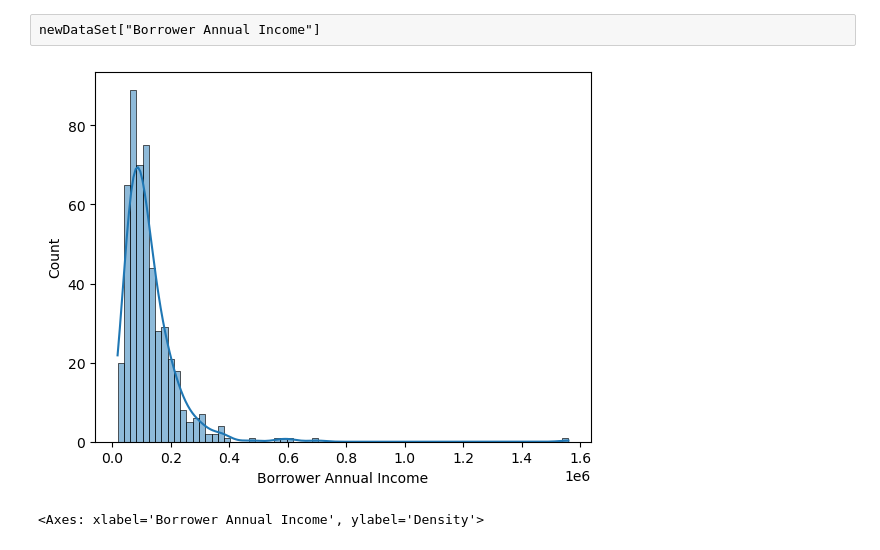
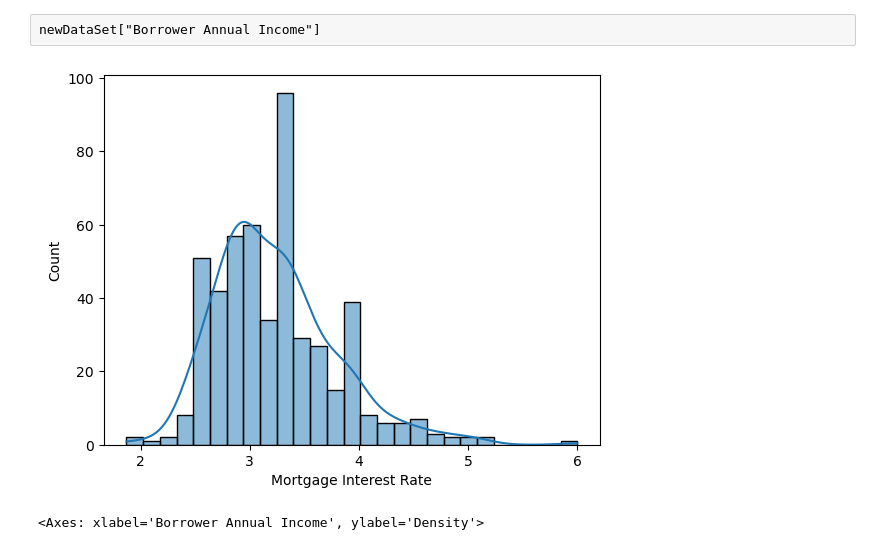
Before and after one commit to KunalNeon/CommBank, a Jupyter notebook: dataSet.ipynb, the cells around one changed output. Drawn from its saved outputs; the diff is of its cells as text; code cells hidden in the pictures.

```diff
--- a/dataSet.ipynb
+++ b/dataSet.ipynb
@@ -102,10 +102,10 @@ Name: Borrower Annual Income, dtype: float64
 newDataSet["Borrower Annual Income"]
 # %%
 import seaborn as sns
-sns.histplot(newDataSet['Borrower Annual Income'], bins='auto', kde=True)
+sns.histplot(newDataSet['Mortgage Interest Rate'], bins='auto', kde=True)
 myplot.show()
 # %% [output]
-[figure, old version]
+[figure, new version]
 # %%
 sns.kdeplot(newDataSet['Borrower Annual Income'], bw_adjust=0.9)
 # %% [output]
```
Also changed, not shown: parts of 2 cells of this notebook.
